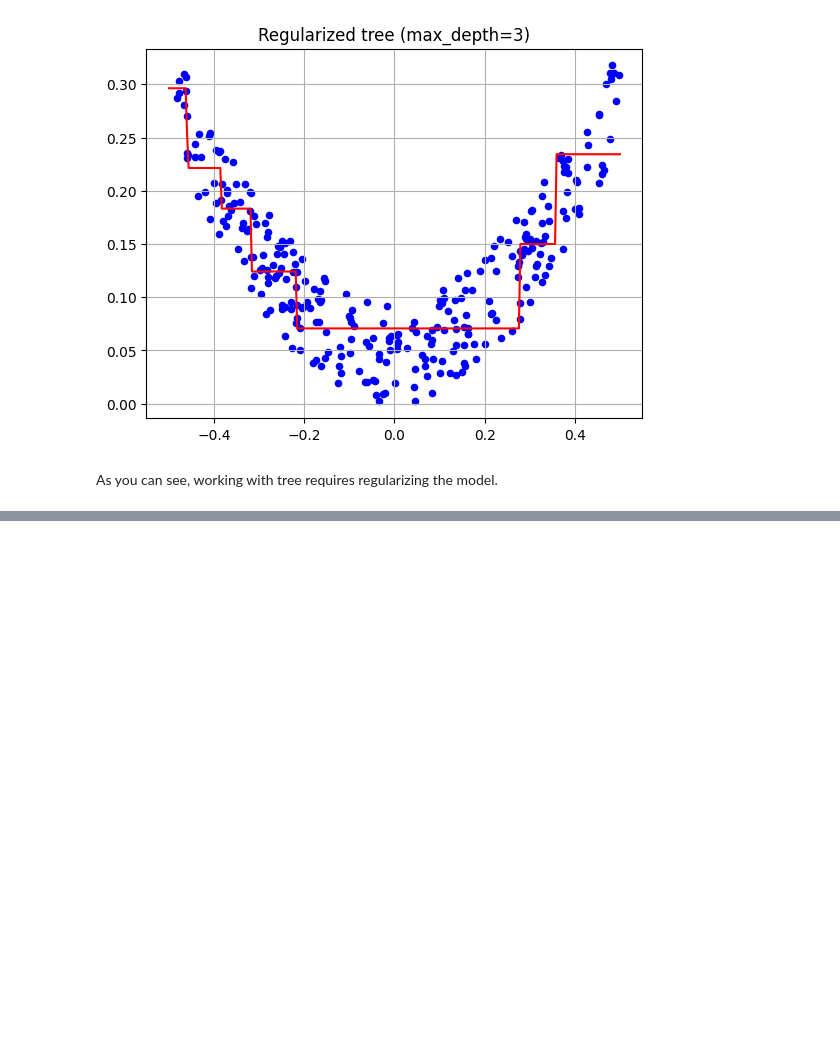
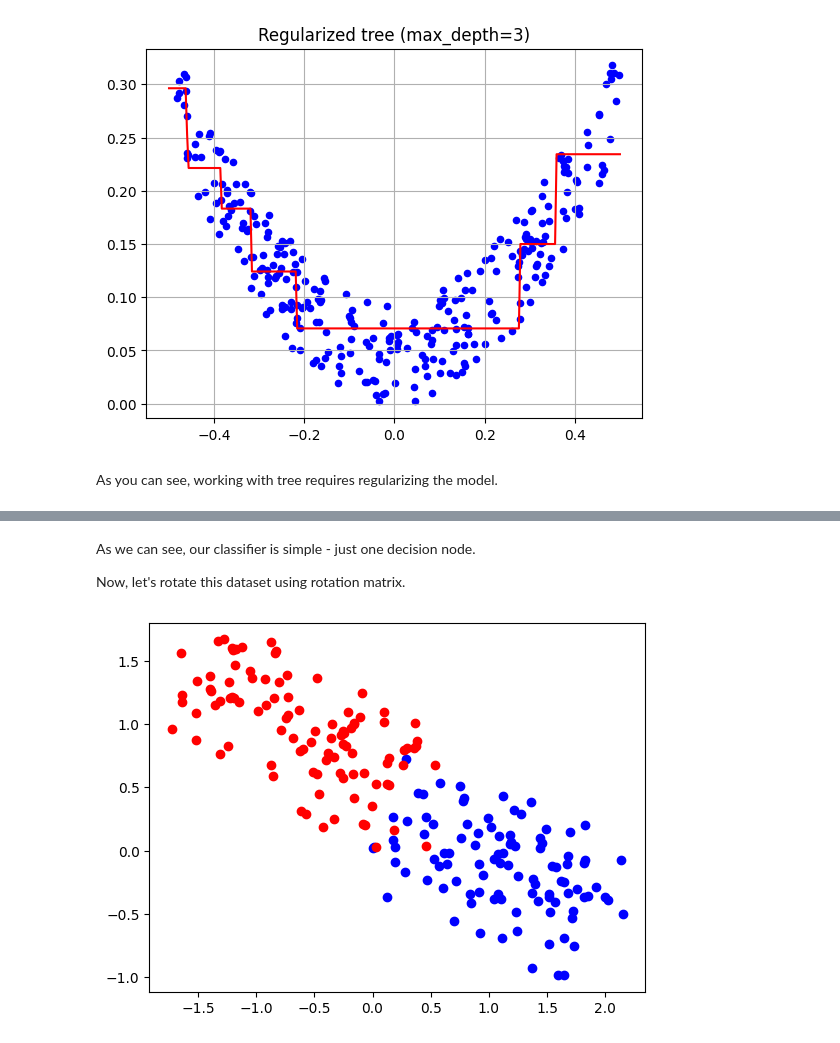
Before and after one commit to yeghor/Learning-Machine-Learning, a Jupyter notebook: jupyter_notes/5-Decision-Trees.ipynb, the cells around one changed output, grey strips where cells are left out. Saved outputs shown, nothing was run; the diff lists cells and outputs as text; code cells hidden in the pictures; blank space fills up the shorter version.

```diff
--- a/jupyter_notes/5-Decision-Trees.ipynb
+++ b/jupyter_notes/5-Decision-Trees.ipynb
@@ -158,0 +193,17 @@ As you can see, working with tree requires regularizing the model.
+# %% [markdown]
+As we can see, our classifier is simple - just one decision node.
+
+Now, let's rotate this dataset using rotation matrix.
+# %%
+rotation_matrix_45 = np.array([[np.cos(45), -np.sin(45)], [np.sin(45), np.cos(45)]])
+
+# Transposing since in programming vectors are rows.
+rotated_X = rotation_matrix_45 @ X.T
+rotated_X = rotated_X.T
+rotated_X += np.random.randn(*rotated_X.shape) * 0.15
+
+plt.scatter(rotated_X[:, 0][y == 1], rotated_X[:, 1][y == 1], c="blue")
+plt.scatter(rotated_X[:, 0][y == 0], rotated_X[:, 1][y == 0], c="red")
+plt.show()
+# %% [output]
+[figure, added]
```
Also changed, not shown: parts of 8 cells of this notebook, 1 other file.
